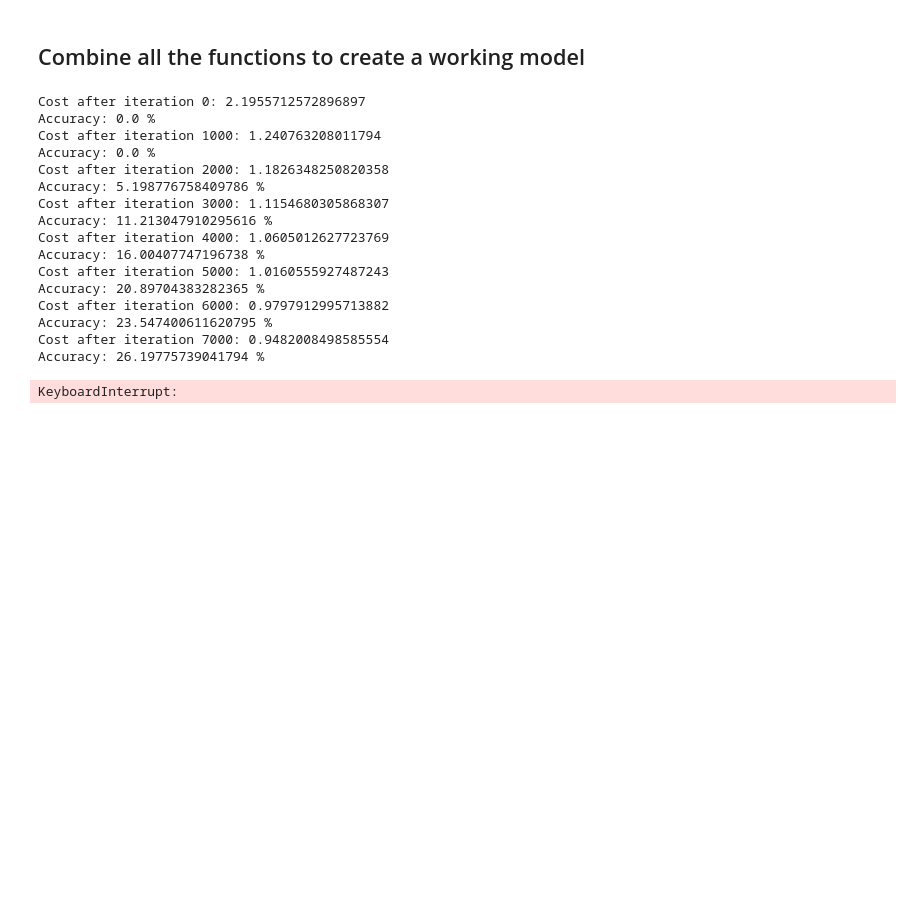
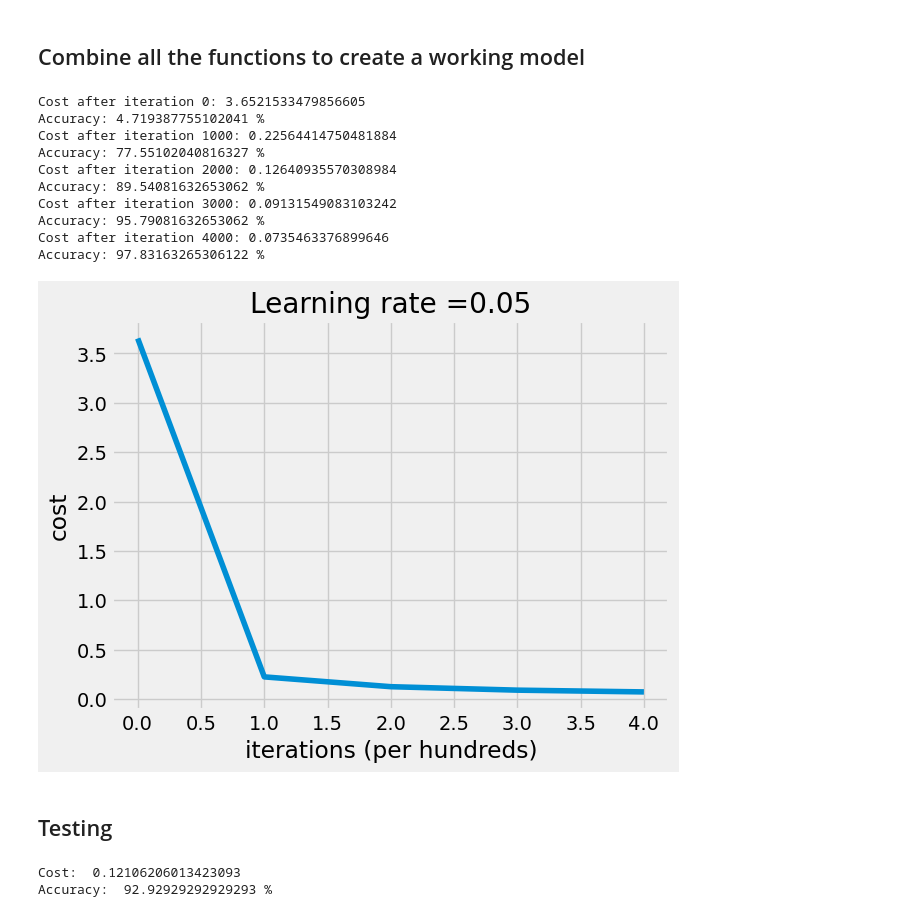
Before and after one commit to HrishikeshMRao/Emotions_Detector_AI, a Jupyter notebook: Emotion_Detector.ipynb, the cells around one changed output. Cells and saved outputs as stored; diff of their text form; code cells hidden in the pictures; blank space fills up the shorter version.

```diff
--- a/Emotion_Detector.ipynb
+++ b/Emotion_Detector.ipynb
@@ -149,0 +168,3 @@ images_Df.describe()
+# %%
+images_train,images_dev,images_test,labels_train,labels_dev,labels_test = split(80,10,images,labels)
+print(images_train.shape[1])
@@ -185,12 +208,12 @@ def forward_propagation(images,parameters):
 
     cache['Z'+str(1)] = (np.dot(parameters['W'+str(1)],images))+parameters['b'+str(1)]
     cache['A'+str(1)] = relu(cache['Z'+str(1)])
-    cache['A'+str(1)] = MinMax(cache['A'+str(1)])
+    cache['A'+str(1)] = Normalise(cache['A'+str(1)])
 
     for l in range(2,L):
         cache['Z'+str(l)] = (np.dot(parameters['W'+str(l)],cache['A'+str(l-1)]))+parameters['b'+str(l)]
         cache['A'+str(l)] = relu(cache['Z'+str(l)])
-        cache['A'+str(l)] = MinMax(cache['A'+str(l)])
+        cache['A'+str(l)] = Normalise(cache['A'+str(l)])
 
     cache['Z'+str(L)] = (np.dot(parameters['W'+str(L)],cache['A'+str(L-1)]))+parameters['b'+str(L)]
     cache['A'+str(L)] = soft_max(cache['Z'+str(L)])
@@ -250,8 +273,7 @@ def calculate_accuracy(true_labels, A4):
     # Calculate the number of correct predictions
     mask1 = (np.abs(true_labels-A4)<=0.25)
     mask2 = (np.all(mask1,axis=0))
-
-    '''
+    ''''
     tl_Df = pd.DataFrame(true_labels)
     print(tl_Df)
     A4_Df = pd.DataFrame(A4)
@@ -270,7 +292,7 @@ def calculate_accuracy(true_labels, A4):
 # %% [markdown]
 ## Combine all the functions to create a working model
 # %%
-def predictor(images, labels, learning_rate, num_iterations=15000, print_cost = True, epsilon = 1e-15):
+def predictor(images, labels, learning_rate, num_iterations=5000, print_cost = True, epsilon = 1e-15):
     grads = {}
     costs = []
     layers = [images.shape[0],10,10,10,labels.shape[0]]
@@ -295,7 +317,6 @@ def predictor(images, labels, learning_rate, num_iterations=15000, print_cost =
             costs.append(cost)
             accuracy = calculate_accuracy(labels, A4)
             print("Accuracy:", accuracy, "%")
-
         # plot the loss
     plt.plot(costs)
     plt.ylabel('cost')
@@ -303,24 +324,20 @@ def predictor(images, labels, learning_rate, num_iterations=15000, print_cost =
     plt.title("Learning rate =" + str(learning_rate))
     plt.show()
 
-    return parameters
+    return(parameters)
-# %%
-predictor(images, labels, learning_rate = 0.01)
-# %% [output]
-Cost after iteration 0: 2.1955712572896897
-Accuracy: 0.0 %
-Cost after iteration 1000: 1.240763208011794
-Accuracy: 0.0 %
-Cost after iteration 2000: 1.1826348250820358
-Accuracy: 5.198776758409786 %
-Cost after iteration 3000: 1.1154680305868307
-Accuracy: 11.213047910295616 %
-Cost after iteration 4000: 1.0605012627723769
-Accuracy: 16.00407747196738 %
-Cost after iteration 5000: 1.0160555927487243
-Accuracy: 20.89704383282365 %
-Cost after iteration 6000: 0.9797912995713882
-Accuracy: 23.547400611620795 %
-Cost after iteration 7000: 0.9482008498585554
-Accuracy: 26.19775739041794 %
-KeyboardInterrupt:
+# %%
+parameters=predictor(images_train, labels_train, learning_rate = 0.05)
+# %% [output]
+Cost after iteration 0: 3.6521533479856605
+Accuracy: 4.719387755102041 %
+Cost after iteration 1000: 0.22564414750481884
+Accuracy: 77.55102040816327 %
+Cost after iteration 2000: 0.12640935570308984
+Accuracy: 89.54081632653062 %
+Cost after iteration 3000: 0.09131549083103242
+Accuracy: 95.79081632653062 %
+Cost after iteration 4000: 0.0735463376899646
+Accuracy: 97.83163265306122 %
+[figure, added]
+# %% [markdown]
+## Testing
@@ -326,0 +355,5 @@ KeyboardInterrupt:
+# %%
+dev_tester(images_dev,labels_dev,parameters)
+# %% [output]
+Cost:  0.12106206013423093
+Accuracy:  92.92929292929293 %
```
Also changed, not shown: parts of 11 cells of this notebook.
